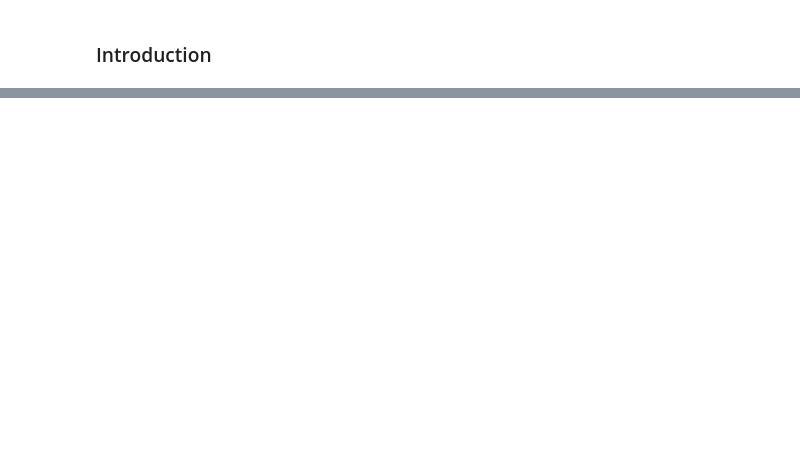
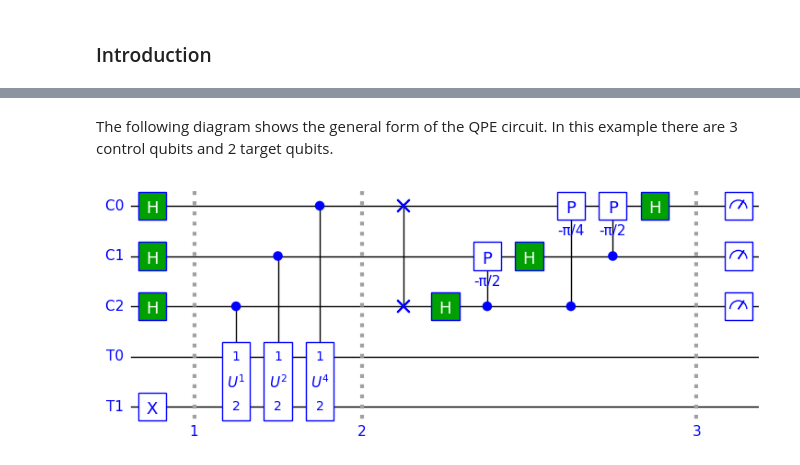
Before and after one commit to jbrumf/tinyqsim, a Jupyter notebook: examples/example_4_quantum_phase_estimation.ipynb, the cells around one changed output, grey strips where cells are left out. Cells and saved outputs as stored; diff of their text form; code cells hidden in the pictures; blank space fills up the shorter version.

```diff
--- a/examples/example_4_quantum_phase_estimation.ipynb
+++ b/examples/example_4_quantum_phase_estimation.ipynb
@@ -235,0 +91,49 @@ The estimated phase is $0.011_2$ or $\frac{3}{8}$.
+# %%
+def build_qpe_circuit(unitary, nqc, nqt, omit_iqft=False):
+    """Build Quantum Phase Estimation (QPE) circuit.
+    :param unitary: function returning the unitary matrix
+    :param nqc: Number of control qubits
+    :param nqt: Number of target qubits
+    :param omit_iqft: omit the inverse QFT
+    :return: QPE circuit with 'nqc' control qubits and 'nqt' target qubits."""
+    # Assumes eigenvector is |1>
+
+    # Registers
+    regC = range(nqc)  # Control register
+    regT = range(nqc, nqc + nqt)  # Target register
+
+    # Qubit labels
+    labels = [f'C{i}' for i in range(nqc)] + [f'T{i}' for i in range(nqt)]
+    label_dict = dict(zip(range(nqc + nqt), labels))
+
+    # Create the circuit
+    qc = QCircuit(nqc + nqt)
+    qc.qubit_labels(label_dict, numbers=False)
+
+    # Initialialize registers
+    qc.h(regC)  # Create superposition
+    qc.x(regT[nqt - 1])  # Eigenvector
+    qc.barrier('1')
+
+    # Apply unitary operators
+    for i, j in enumerate(reversed(regC)):
+        u = unitary(2**i, nqt)
+        qc.cu(u, f'$U^{{{2**i}}}$', j, *regT)
+    qc.barrier('2')
+
+    # Inverse QFT
+    if not omit_iqft:
+        iqft(qc, nqc)
+    return qc
+# %% [markdown]
+The following diagram shows the general form of the QPE circuit. In this example there are 3 control qubits and 2 target qubits.
+# %%
+def dummy_unitary(k, nqt):
+    return np.eye(2**nqt)
+
+qc = build_qpe_circuit(dummy_unitary, 3, 2)
+qc.barrier('3')
+qc.measure(*range(3))
+qc.draw()
+# %% [output]
+[figure, added]
```
Also changed, not shown: parts of 76 cells of this notebook, 48 other files.
